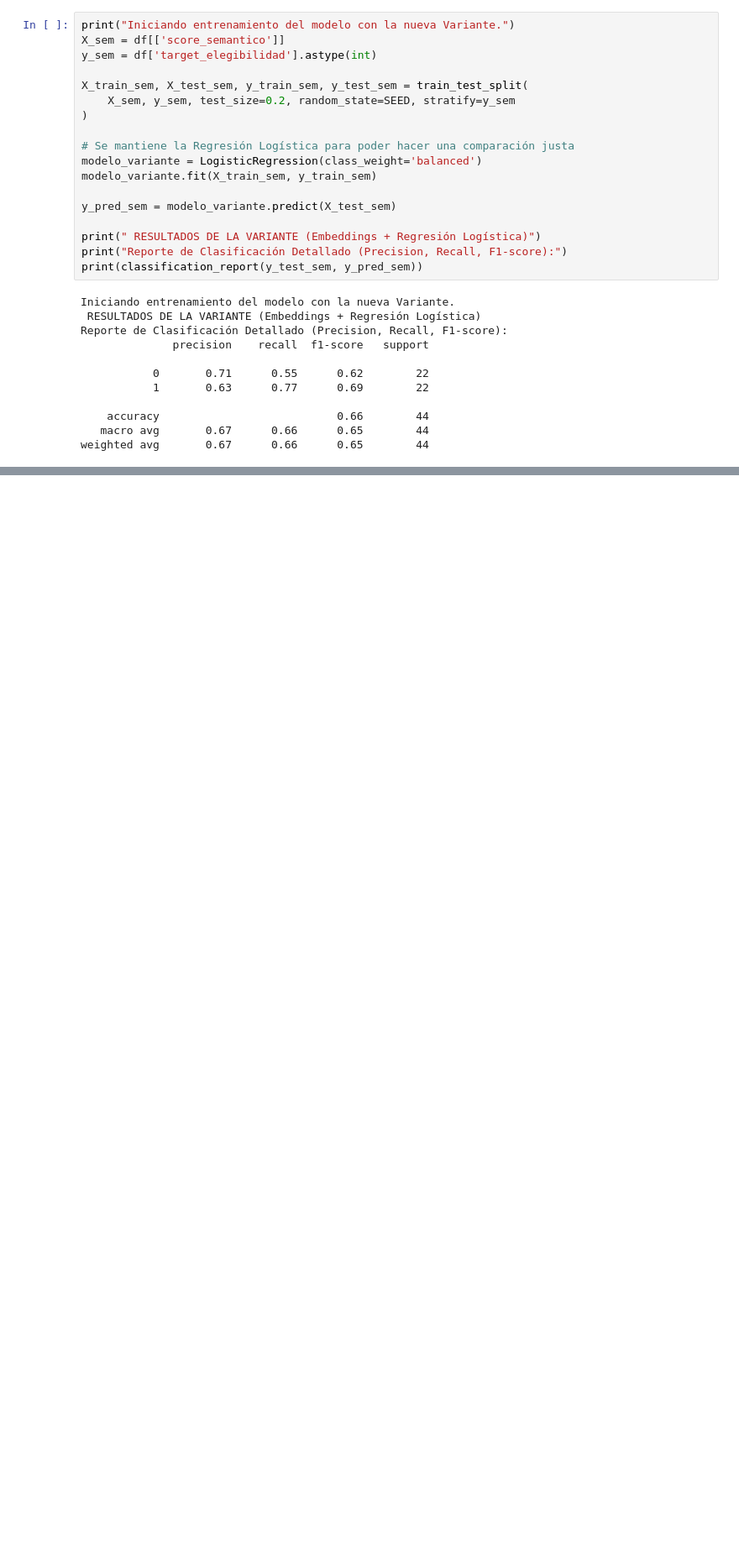
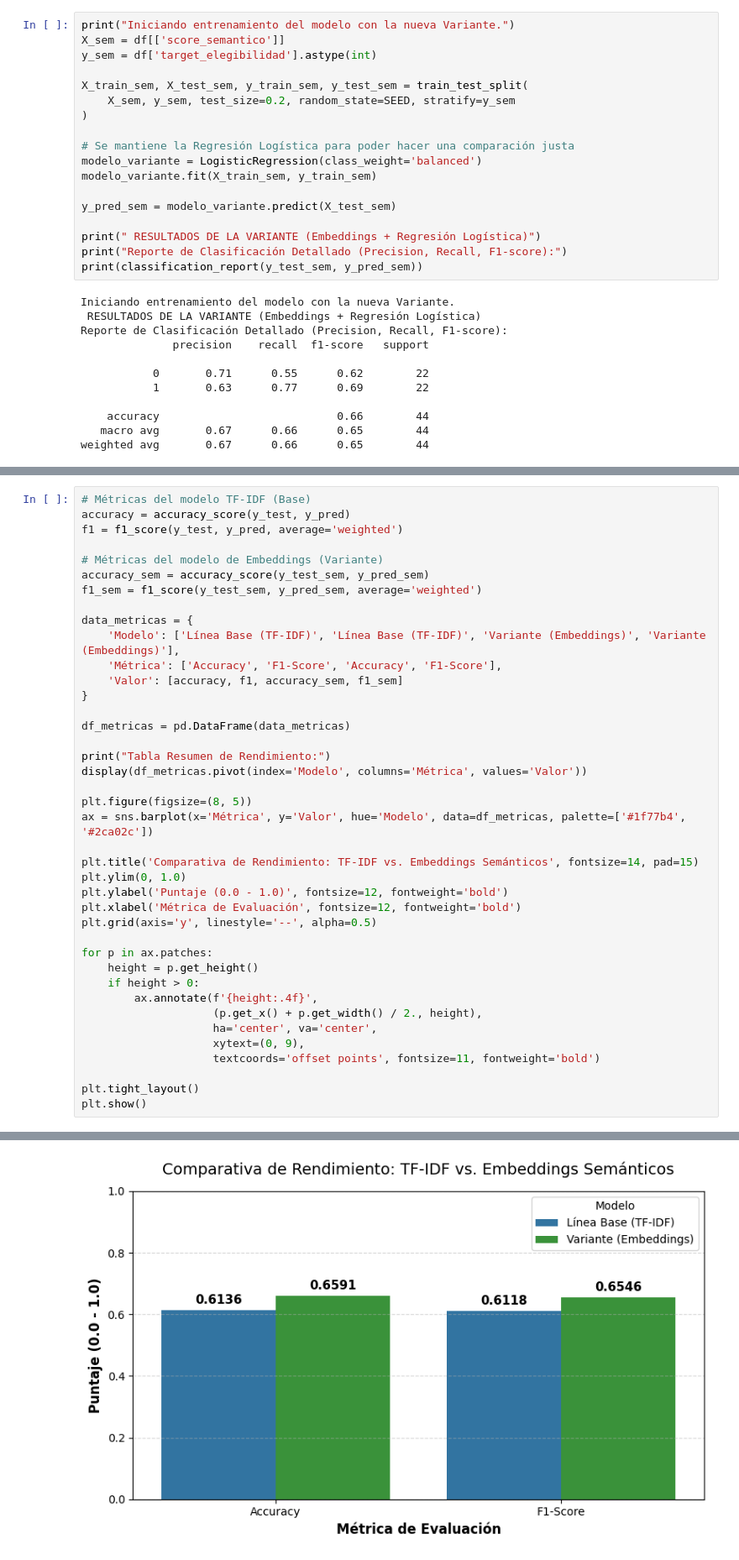
Before and after one commit to Luis-Rojas-H/trabajos-CC-0C2, a Jupyter notebook: examen_final/notebooks/examen_final.ipynb, the cells around one changed output, grey strips where cells are left out. Shown at 84% size. Drawn from its saved outputs; the diff is of its cells as text; blank space fills up the shorter version.

Commit message:
comparación de linea base y variante con las métricas

```diff
--- a/examen_final/notebooks/examen_final.ipynb
+++ b/examen_final/notebooks/examen_final.ipynb
@@ -245,0 +234,41 @@ weighted avg       0.67      0.66      0.65        44
+# %%
+# Métricas del modelo TF-IDF (Base)
+accuracy = accuracy_score(y_test, y_pred)
+f1 = f1_score(y_test, y_pred, average='weighted')
+
+# Métricas del modelo de Embeddings (Variante)
+accuracy_sem = accuracy_score(y_test_sem, y_pred_sem)
+f1_sem = f1_score(y_test_sem, y_pred_sem, average='weighted')
+
+data_metricas = {
+    'Modelo': ['Línea Base (TF-IDF)', 'Línea Base (TF-IDF)', 'Variante (Embeddings)', 'Variante (Embeddings)'],
+    'Métrica': ['Accuracy', 'F1-Score', 'Accuracy', 'F1-Score'],
+    'Valor': [accuracy, f1, accuracy_sem, f1_sem]
+}
+
+df_metricas = pd.DataFrame(data_metricas)
+
+print("Tabla Resumen de Rendimiento:")
+display(df_metricas.pivot(index='Modelo', columns='Métrica', values='Valor'))
+
+plt.figure(figsize=(8, 5))
+ax = sns.barplot(x='Métrica', y='Valor', hue='Modelo', data=df_metricas, palette=['#1f77b4', '#2ca02c'])
+
+plt.title('Comparativa de Rendimiento: TF-IDF vs. Embeddings Semánticos', fontsize=14, pad=15)
+plt.ylim(0, 1.0)
+plt.ylabel('Puntaje (0.0 - 1.0)', fontsize=12, fontweight='bold')
+plt.xlabel('Métrica de Evaluación', fontsize=12, fontweight='bold')
+plt.grid(axis='y', linestyle='--', alpha=0.5)
+
+for p in ax.patches:
+    height = p.get_height()
+    if height > 0:
+        ax.annotate(f'{height:.4f}',
+                    (p.get_x() + p.get_width() / 2., height),
+                    ha='center', va='center',
+                    xytext=(0, 9),
+                    textcoords='offset points', fontsize=11, fontweight='bold')
+
+plt.tight_layout()
+plt.show()
+# %% [output]
@@ -245,0 +280 @@ weighted avg       0.67      0.66      0.65        44
+[figure, added]
```
Also changed, not shown: parts of 2 cells of this notebook.
